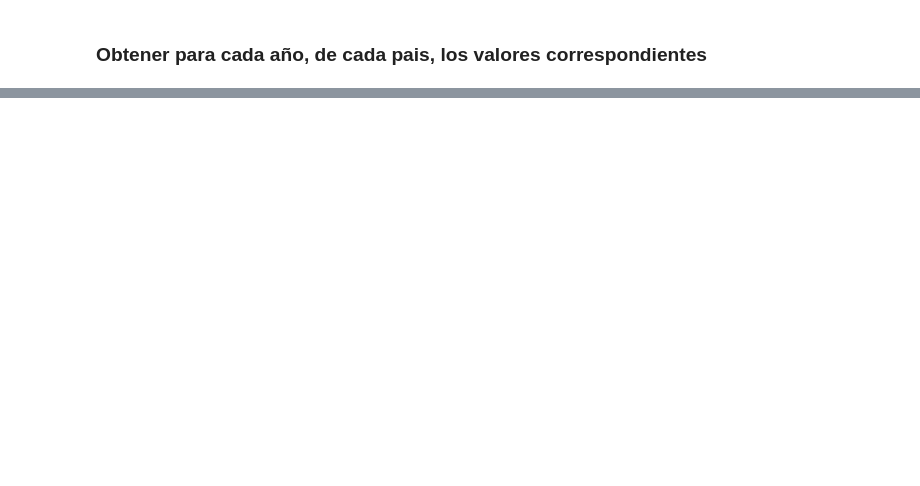
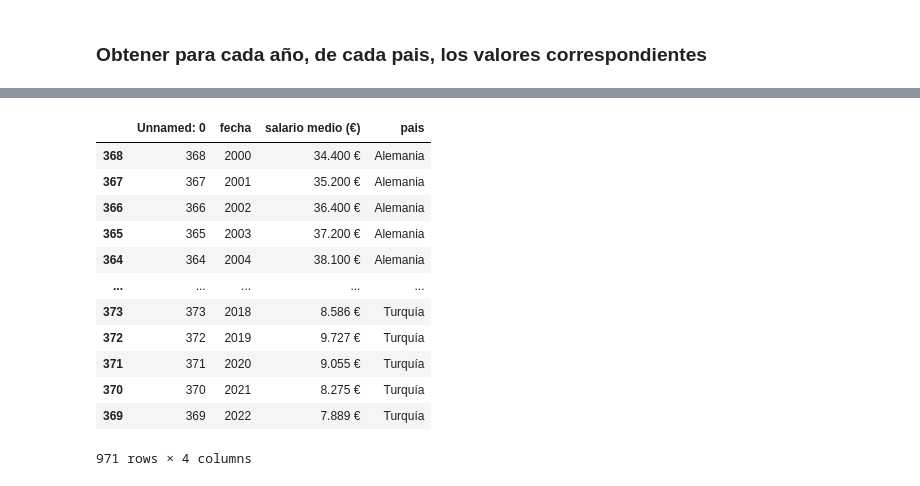
Before and after one commit to OscarToorres/BigData-IA, a Jupyter notebook: BigData/Proyecto/analisis_de_datos.ipynb, the cells around one changed output, grey strips where cells are left out. Cells and saved outputs as stored; diff of their text form; code cells hidden in the pictures; blank space fills up the shorter version.

```diff
--- a/BigData/Proyecto/analisis_de_datos.ipynb
+++ b/BigData/Proyecto/analisis_de_datos.ipynb
@@ -113,0 +183,5 @@ pd.DataFrame.to_csv(df_paises,"inflacion_pais.csv")
+# %%
+df_salario = pd.read_csv("salario_medio.csv")
+# %%
+df_salario = df_salario.sort_values(["pais","fecha"]).reset_index()
+df_salario = df_salario.drop(["index","Unnamed: 0.1","Unnamed: 0"],axis=1)
@@ -113,0 +206,16 @@ pd.DataFrame.to_csv(df_paises,"inflacion_pais.csv")
+# %%
+df_salario
+# %% [output]
+|  | Unnamed: 0 | fecha | salario medio (€) | pais |
+| 368 | 368 | 2000 | 34.400 € | Alemania |
+| 367 | 367 | 2001 | 35.200 € | Alemania |
+| 366 | 366 | 2002 | 36.400 € | Alemania |
+| 365 | 365 | 2003 | 37.200 € | Alemania |
+| 364 | 364 | 2004 | 38.100 € | Alemania |
+| ... | ... | ... | ... | ... |
+| 373 | 373 | 2018 | 8.586 € | Turquía |
+| 372 | 372 | 2019 | 9.727 € | Turquía |
+| 371 | 371 | 2020 | 9.055 € | Turquía |
+| 370 | 370 | 2021 | 8.275 € | Turquía |
+| 369 | 369 | 2022 | 7.889 € | Turquía |
+971 rows × 4 columns
```
Also changed, not shown: parts of 27 cells of this notebook, 29 other files.
